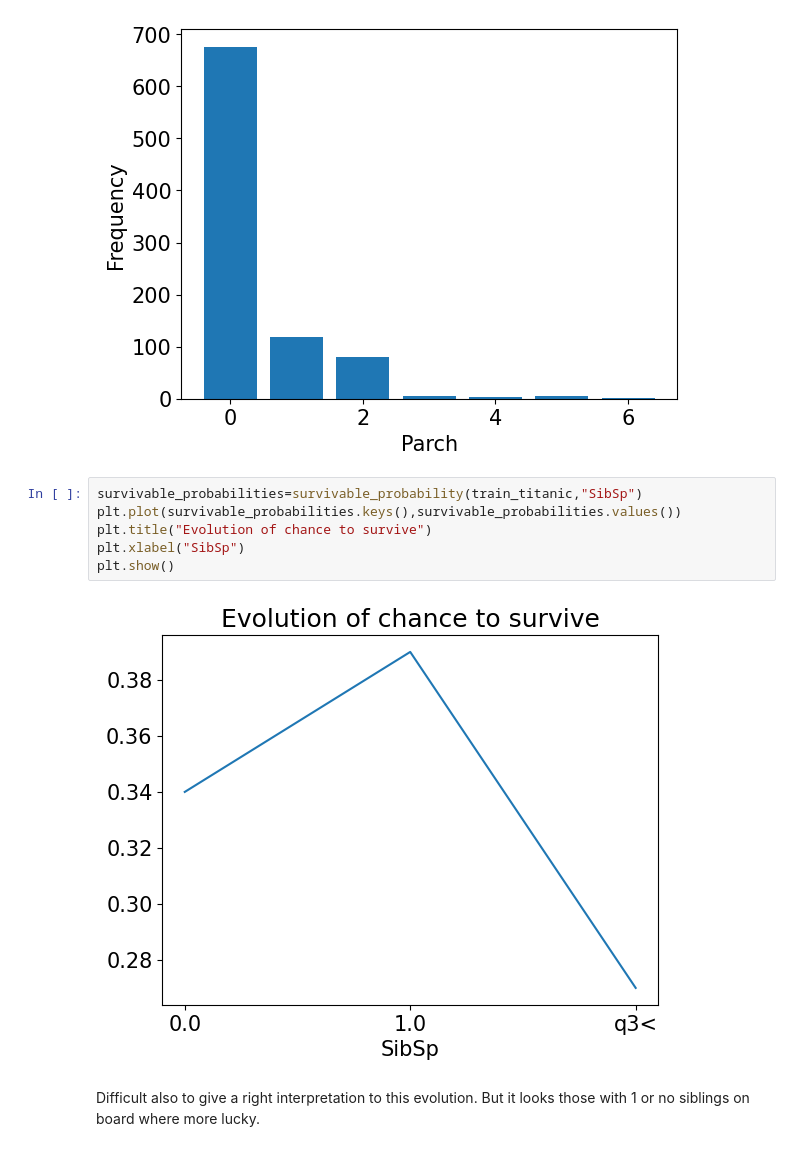
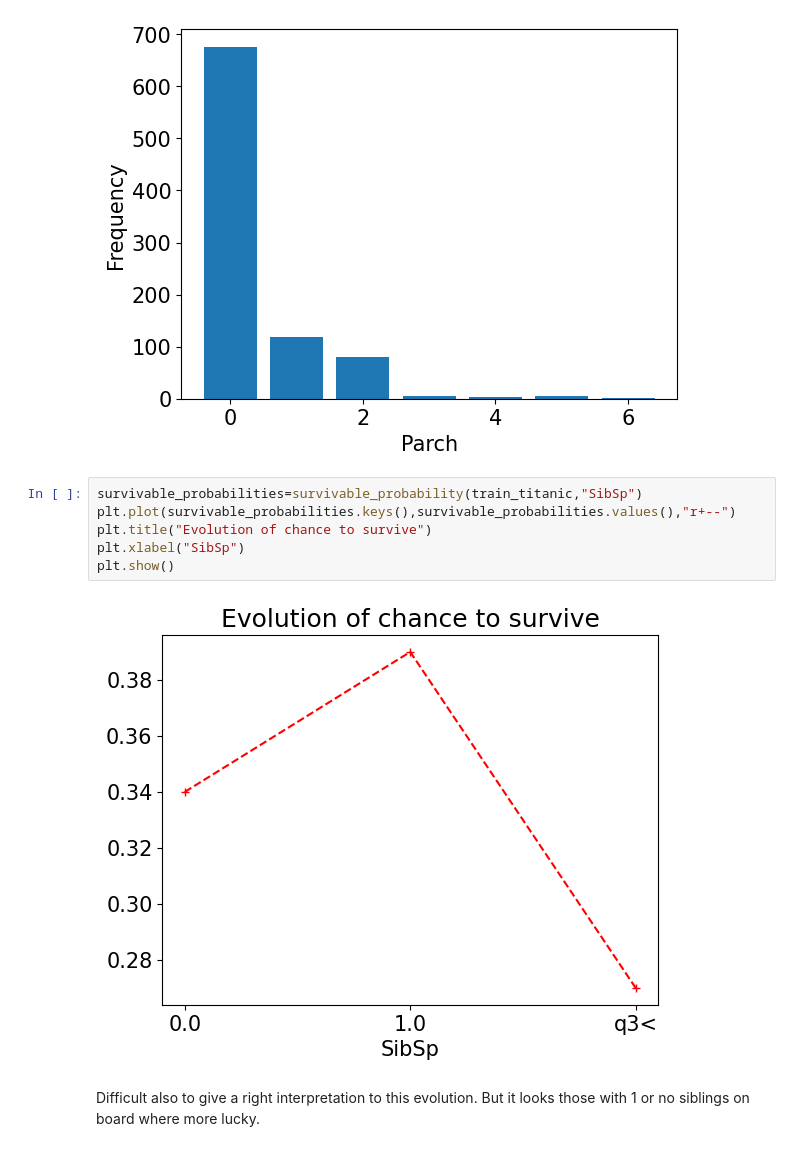
Before and after one commit to kaminosekai54/EDA-TITANIC, a Jupyter notebook: MiniProject 1(EDA).ipynb, the cells around one changed output. Saved outputs shown, nothing was run; the diff lists cells and outputs as text.

```diff
--- a/MiniProject 1.ipynb
+++ b/MiniProject 1(EDA).ipynb
@@ -273,11 +274,11 @@ plt.show()
 [figure]
 # %%
 survivable_probabilities=survivable_probability(train_titanic,"SibSp")
-plt.plot(survivable_probabilities.keys(),survivable_probabilities.values())
+plt.plot(survivable_probabilities.keys(),survivable_probabilities.values(),"r+--")
 plt.title("Evolution of chance to survive")
 plt.xlabel("SibSp")
 plt.show()
 # %% [output]
-[figure, old version]
+[figure, new version]
 # %% [markdown]
 Difficult also to give a right interpretation to this evolution. But it looks those with 1 or no siblings on board where more lucky.
```
Also changed, not shown: parts of 4 cells of this notebook, 1 other file.
